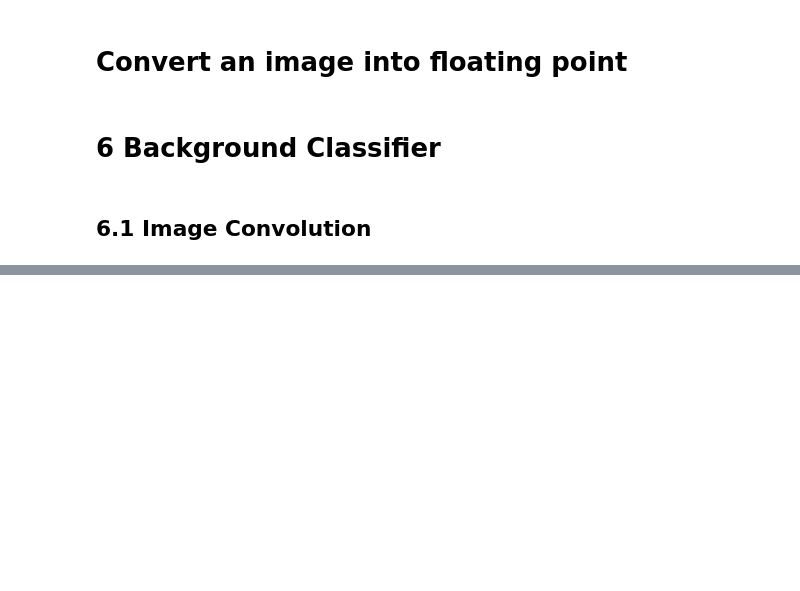
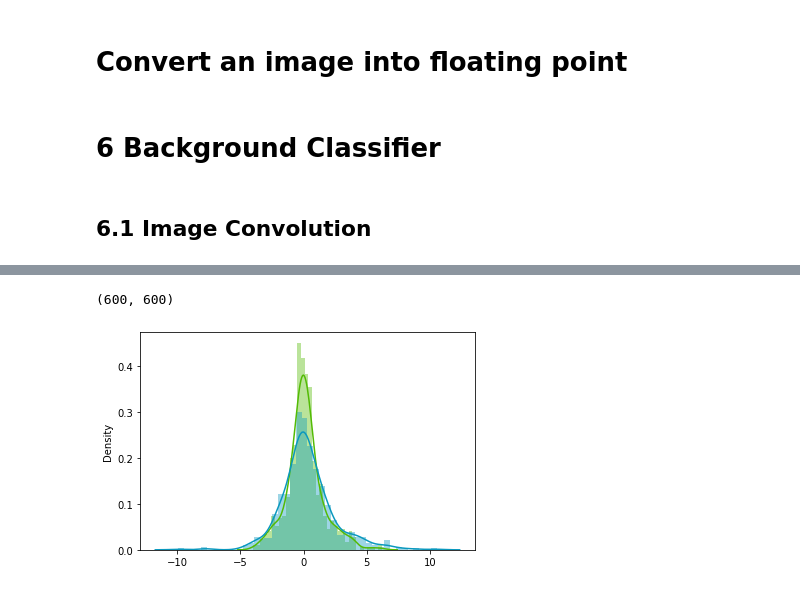
Before and after one commit to godide/godide, a Jupyter notebook: 2509788_COMS7050A_Lab_1.ipynb, the cells around one changed output, grey strips where cells are left out. Cells and saved outputs as stored; diff of their text form; code cells hidden in the pictures; blank space fills up the shorter version.

```diff
--- a/2509788_COMS7050A_Lab_1.ipynb
+++ b/2509788_COMS7050A_Lab_1.ipynb
@@ -581,6 +538,0 @@ WARNING:root:Lossy conversion from float32 to uint8. Range [-162.0, 283.0]. Conv
-# %%
-%matplotlib inline
-from skimage.io import imread, imshow
-
-image = imread('image35blueprewitth.jpg', as_gray=True)
-image.shape, imshow(image)
@@ -595,0 +655,2 @@ features.shape, features
+# %%
+mask = np.cov(image, rowvar=False, bias=True)
@@ -595,0 +722,12 @@ features.shape, features
+# %%
+mask = mask.T
+mask.shape
+# %% [output]
+(600, 600)
+# %%
+sns.distplot(mask[:,0], color="#53BB04")
+sns.distplot(mask[:,1], color="#0A98BE")
+plt.show()
+plt.close()
+# %% [output]
+[figure, added]
```
Also changed, not shown: parts of 43 cells of this notebook.
